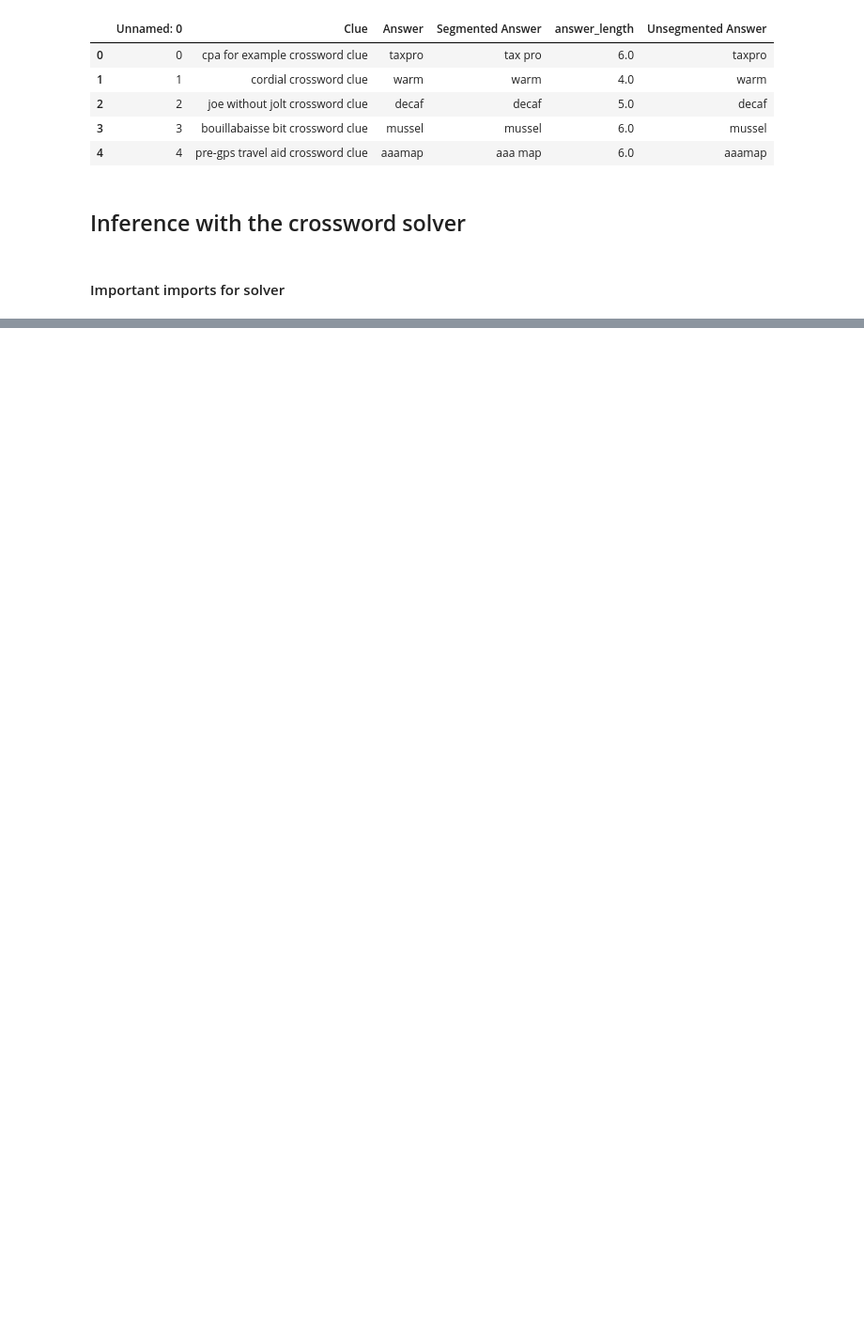
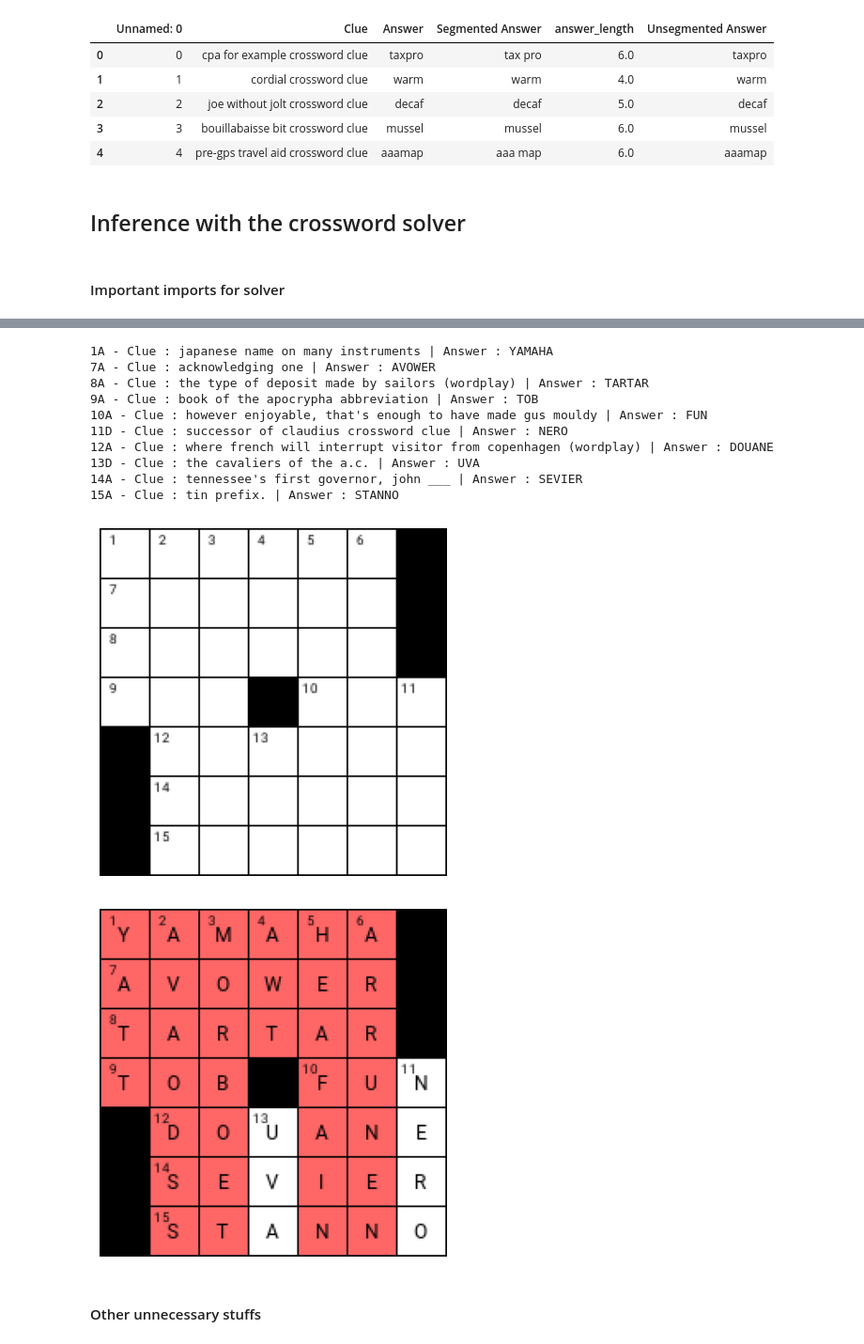
Before and after one commit to prajeshshrestha/Crossword-Generator, a Jupyter notebook: Grid_answer_clue_pair_generator_Approach_2.ipynb, the cells around one changed output, grey strips where cells are left out. Shown: that part at 94% size. Saved outputs shown, nothing was run; the diff lists cells and outputs as text; code cells hidden in the pictures; blank space fills up the shorter version.

```diff
--- a/Grid_answer_clue_pair_generator_Approach_2.ipynb
+++ b/Grid_answer_clue_pair_generator_Approach_2.ipynb
@@ -223,8 +286,8 @@ for key, var in crossword.variables.items():
   cells_val = var['cells']
   word = ''
   for cell in cells_val:
-    word += first_pass_grid[cell[0]][cell[1]]
-  generated_answer_list.append(word)
+    word += test_grid[cell[0]][cell[1]]
+  generated_answer_list.append((key, word))
   clue_answer_pair[key] = {
       'clue': var['clue'],
       'answer': word
@@ -233,11 +296,19 @@ for key, var in crossword.variables.items():
 print("Total answers: ", len(generated_answer_list))
 
 found_answer = []
-for answer in generated_answer_list:
+not_found_answer = []
+
+not_found_red_cells = set()
+
+for key, answer in generated_answer_list:
     if answer.lower() in all_answers:
-        print(answer)
-        # print(clue_answer_df[clue_answer_df['Unsegmented Answer'] == answer.lower()]['Clue'].tolist())
-        found_answer.append(answer)
+        clue = random.choice(clue_answer_df[clue_answer_df['Unsegmented Answer'] == answer.lower()]['Clue'].tolist())
+        found_answer.append([key, clue, answer, crossword.variables[key]['cells']])
+    else:
+        not_found_answer.append([key, answer, crossword.variables[key]['cells']])
+        for cell in crossword.variables[key]['cells']:
+            not_found_red_cells.add(cell)
 
 print("Actual answers found: ", len(found_answer))
+found_answer
 # %% [output]
@@ -260,0 +341,57 @@ Actual answers found:  46
+# %%
+rows = cols = 7
+grid_nums = json_data['gridnums']
+reshaped_gridnum = [grid_nums[i:i + rows] for i in range(0, len(grid_nums), rows)]
+grid = json_data['grid']
+reshaped_grid = [grid[i:i + rows] for i in range(0, len(grid), rows)]
+
+fill_grid = first_pass_grid.copy()
+clue_answer_pair = {}
+for filled_pair in found_answer:
+    relevant_cells = filled_pair[-1]
+    gold_answer = filled_pair[2]
+    key = filled_pair[0]
+    clue = filled_pair[1]
+    clue_answer_pair[key] = [clue, answer]
+    print(f"{filled_pair[0]} - Clue : {filled_pair[1]} | Answer : {gold_answer}")
+    for i, cell in enumerate(relevant_cells):
+        fill_grid[cell[0]][cell[1]] = gold_answer[i]
+
+# fig, axes = plt.subplots(1, 2, figsize=(10, 5))
+
+empty_grid = create_crossword_filled_img(reshaped_grid, reshaped_gridnum, None, [])
+filled_grid = create_crossword_filled_img(reshaped_grid, reshaped_gridnum, fill_grid, list(not_found_red_cells),)
+
+plt.imshow(empty_grid)
+plt.axis('off')
+plt.savefig("/content/empty_grid_7x7_1.png", dpi = 240, bbox_inches = 'tight')
+plt.show()
+
+plt.imshow(filled_grid)
+plt.axis('off')
+plt.savefig("/content/filled_grid_7x7_1.png", dpi = 240, bbox_inches = 'tight')
+plt.show()
+
+
+# axes[0].imshow(empty_grid)
+# axes[0].set_title("Empty Grid")
+# axes[0].axis('off')
+
+# axes[1].imshow(filled_grid)
+# axes[1].set_title("Filled Grid")
+# axes[1].axis('off')
+# %% [output]
+1A - Clue : japanese name on many instruments | Answer : YAMAHA
+7A - Clue : acknowledging one | Answer : AVOWER
+8A - Clue : the type of deposit made by sailors (wordplay) | Answer : TARTAR
+9A - Clue : book of the apocrypha abbreviation | Answer : TOB
+10A - Clue : however enjoyable, that's enough to have made gus mouldy | Answer : FUN
+11D - Clue : successor of claudius crossword clue | Answer : NERO
+12A - Clue : where french will interrupt visitor from copenhagen (wordplay) | Answer : DOUANE
+13D - Clue : the cavaliers of the a.c. | Answer : UVA
+14A - Clue : tennessee's first governor, john ___ | Answer : SEVIER
+15A - Clue : tin prefix. | Answer : STANNO
+[figure, added]
+[figure, added]
+# %% [markdown]
+#### Other unnecessary stuffs
```
Also changed, not shown: parts of 18 cells of this notebook.
